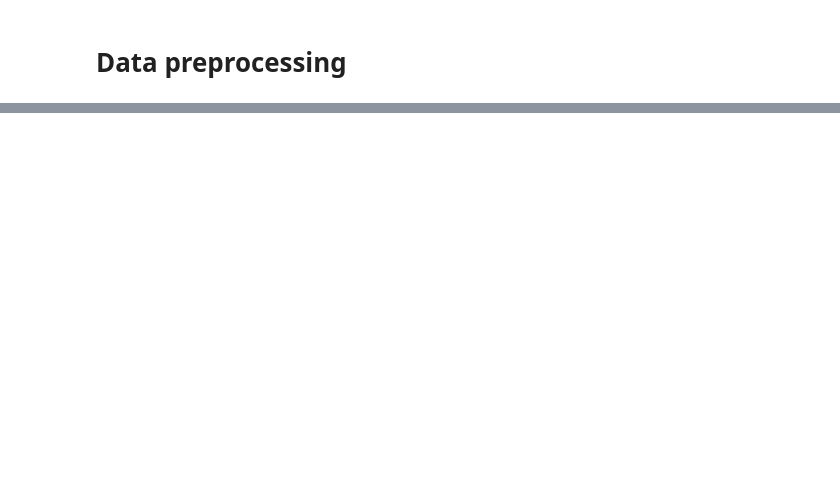
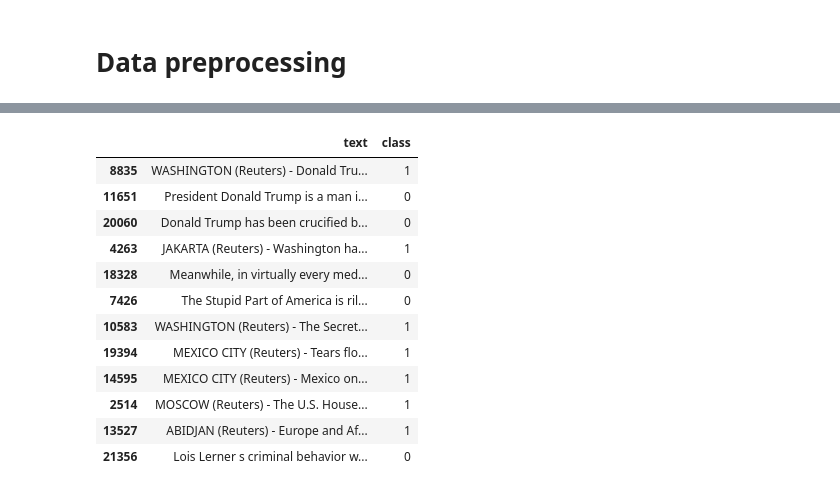
Before and after one commit to ayushkaushikak/FAKE-and-REAL-News-Detection-Using-Machine-Learning, a Jupyter notebook: Fake News Prediction.ipynb, the cells around one changed output, grey strips where cells are left out. Cells and saved outputs as stored; diff of their text form; code cells hidden in the pictures; blank space fills up the shorter version.

```diff
--- a/Fake News Prediction.ipynb
+++ b/Fake News Prediction.ipynb
@@ -51,0 +107,2 @@ stopwords.words('english')
+# %%
+df_merge = pd.concat([df_fake , df_true] , axis = 0)
@@ -51,0 +113,2 @@ stopwords.words('english')
+# %%
+df = df_merge.drop(['title' , 'subject' , 'date'], axis = 1)
@@ -51,0 +121,18 @@ stopwords.words('english')
+# %%
+df = df.sample( frac = 1)
+# %%
+df.head(12)
+# %% [output]
+|  | text | class |
+| 8835 | WASHINGTON (Reuters) - Donald Tru... | 1 |
+| 11651 | President Donald Trump is a man i... | 0 |
+| 20060 | Donald Trump has been crucified b... | 0 |
+| 4263 | JAKARTA (Reuters) - Washington ha... | 1 |
+| 18328 | Meanwhile, in virtually every med... | 0 |
+| 7426 | The Stupid Part of America is ril... | 0 |
+| 10583 | WASHINGTON (Reuters) - The Secret... | 1 |
+| 19394 | MEXICO CITY (Reuters) - Tears flo... | 1 |
+| 14595 | MEXICO CITY (Reuters) - Mexico on... | 1 |
+| 2514 | MOSCOW (Reuters) - The U.S. House... | 1 |
+| 13527 | ABIDJAN (Reuters) - Europe and Af... | 1 |
+| 21356 | Lois Lerner s criminal behavior w... | 0 |
```
Also changed, not shown: parts of 41 cells of this notebook.
